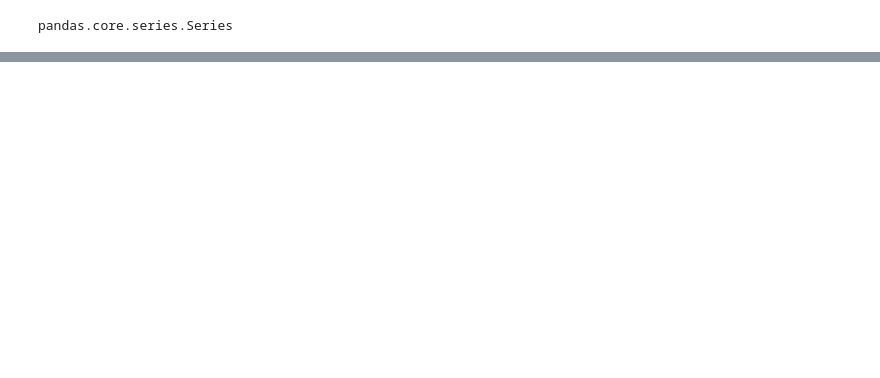
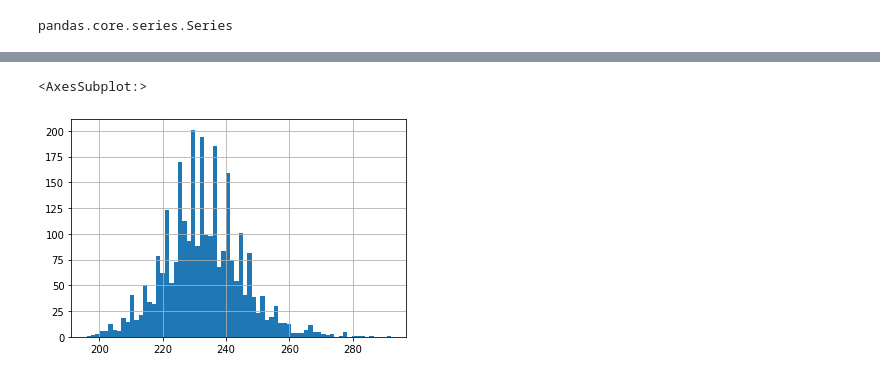
Before and after one commit to JSJeong-me/Irostyle, a Jupyter notebook: 1_read_data.ipynb, the cells around one changed output, grey strips where cells are left out. Drawn from its saved outputs; the diff is of its cells as text; code cells hidden in the pictures; blank space fills up the shorter version.

```diff
--- a/1_read_data.ipynb
+++ b/1_read_data.ipynb
@@ -211,0 +178,5 @@ foot_L.value_counts(bins=20).plot.bar()
+# %%
+foot_L.hist(bins=70)
+# %% [output]
+<AxesSubplot:>
+[figure, added]
```
Also changed, not shown: parts of 11 cells of this notebook.
